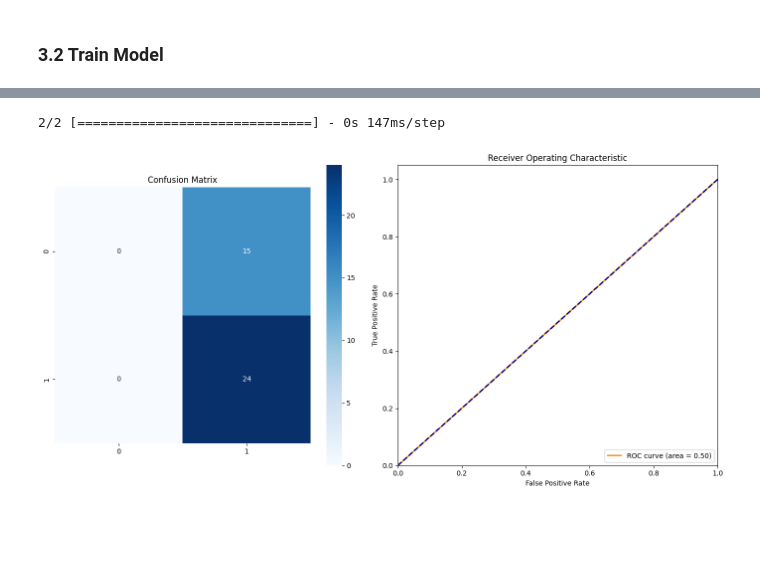
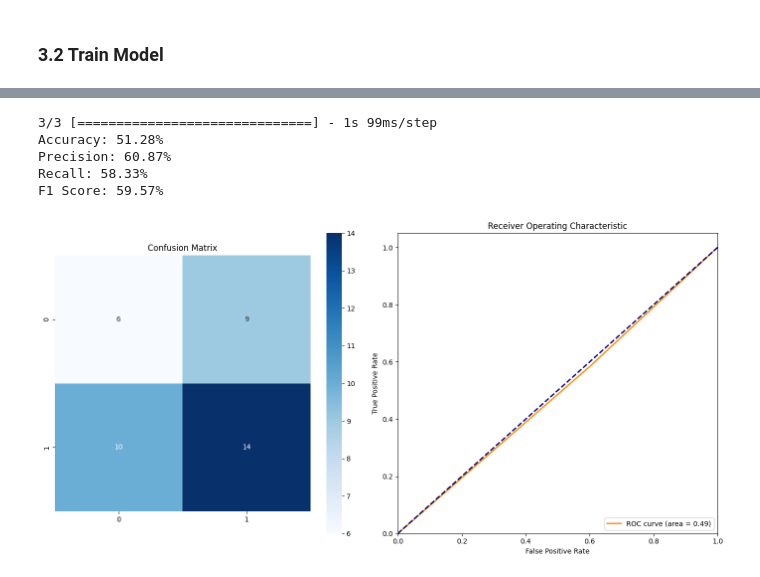
Before and after one commit to YonkoSalar/Brain-Tumor-Detection, a Jupyter notebook: brain_tumor_detection.ipynb, the cells around one changed output, grey strips where cells are left out. Drawn from its saved outputs; the diff is of its cells as text; code cells hidden in the pictures; blank space fills up the shorter version.

```diff
--- a/brain_tumor_detection.ipynb
+++ b/brain_tumor_detection.ipynb
@@ -530 +575,7 @@ Found 39 images belonging to 2 classes.
+# %%
+es = EarlyStopping(
+    monitor='val_accuracy',
+    mode='max',
+    patience=25
+)
 # %%
@@ -619,13 +647,27 @@ model.load_weights('VGG16_weights.h5')
 y_pred = model.predict(test_generator)
 y_pred = y_pred.flatten() > 0.5  # convert probabilities to binary predictions
 
-from sklearn.metrics import confusion_matrix, roc_curve, auc
-import seaborn as sns
-import matplotlib.pyplot as plt
-import numpy as np
-
 # Get the true labels
 y_true = test_generator.classes
+
+from sklearn.metrics import accuracy_score, precision_score, recall_score, f1_score
+
+# Calculate accuracy
+accuracy = accuracy_score(y_true, y_pred)
+print(f'Accuracy: {accuracy * 100:.2f}%')
+
+# Calculate precision
+precision = precision_score(y_true, y_pred)
+print(f'Precision: {precision * 100:.2f}%')
+
+# Calculate recall
+recall = recall_score(y_true, y_pred)
+print(f'Recall: {recall * 100:.2f}%')
+
+# Calculate F1 score
+f1 = f1_score(y_true, y_pred)
+print(f'F1 Score: {f1 * 100:.2f}%')
+
 
 # Create a confusion matrix
 cm = confusion_matrix(y_true, y_pred)
@@ -636,32 +678,36 @@ roc_auc = auc(fpr, tpr)
 
 # Set up the figure with two subplots
 fig, axs = plt.subplots(1, 2, figsize=(14, 7))
 
 # Visualize the confusion matrix
 axs[0].imshow(cm, interpolation='nearest', cmap='Blues')
 axs[0].set_title('Confusion Matrix')
 tick_marks = np.arange(2)
 axs[0].set_xticks(tick_marks)
 axs[0].set_yticks(tick_marks)
 axs[0].set_xlabel('Predicted label')
 axs[0].set_ylabel('True label')
 sns.heatmap(cm, annot=True, fmt='d', cmap='Blues', ax=axs[0])
 
 # Plot the ROC curve
 axs[1].plot(fpr, tpr, color='darkorange', lw=2, label='ROC curve (area = %0.2f)' % roc_auc)
 axs[1].plot([0, 1], [0, 1], color='navy', lw=2, linestyle='--')  # Diagonal line
 axs[1].set_xlim([0.0, 1.0])
 axs[1].set_ylim([0.0, 1.05])
 axs[1].set_xlabel('False Positive Rate')
 axs[1].set_ylabel('True Positive Rate')
 axs[1].set_title('Receiver Operating Characteristic')
 axs[1].legend(loc="lower right")
 
 # Adjust spacing between subplots
 plt.tight_layout()
 
 # Show the plot
 plt.show()
 # %% [output]
-2/2 [==============================] - 0s 147ms/step
+3/3 [==============================] - 1s 99ms/step
+Accuracy: 51.28%
+Precision: 60.87%
+Recall: 58.33%
+F1 Score: 59.57%
-[figure, old version]
+[figure, new version]
```
Also changed, not shown: parts of 11 cells of this notebook.
